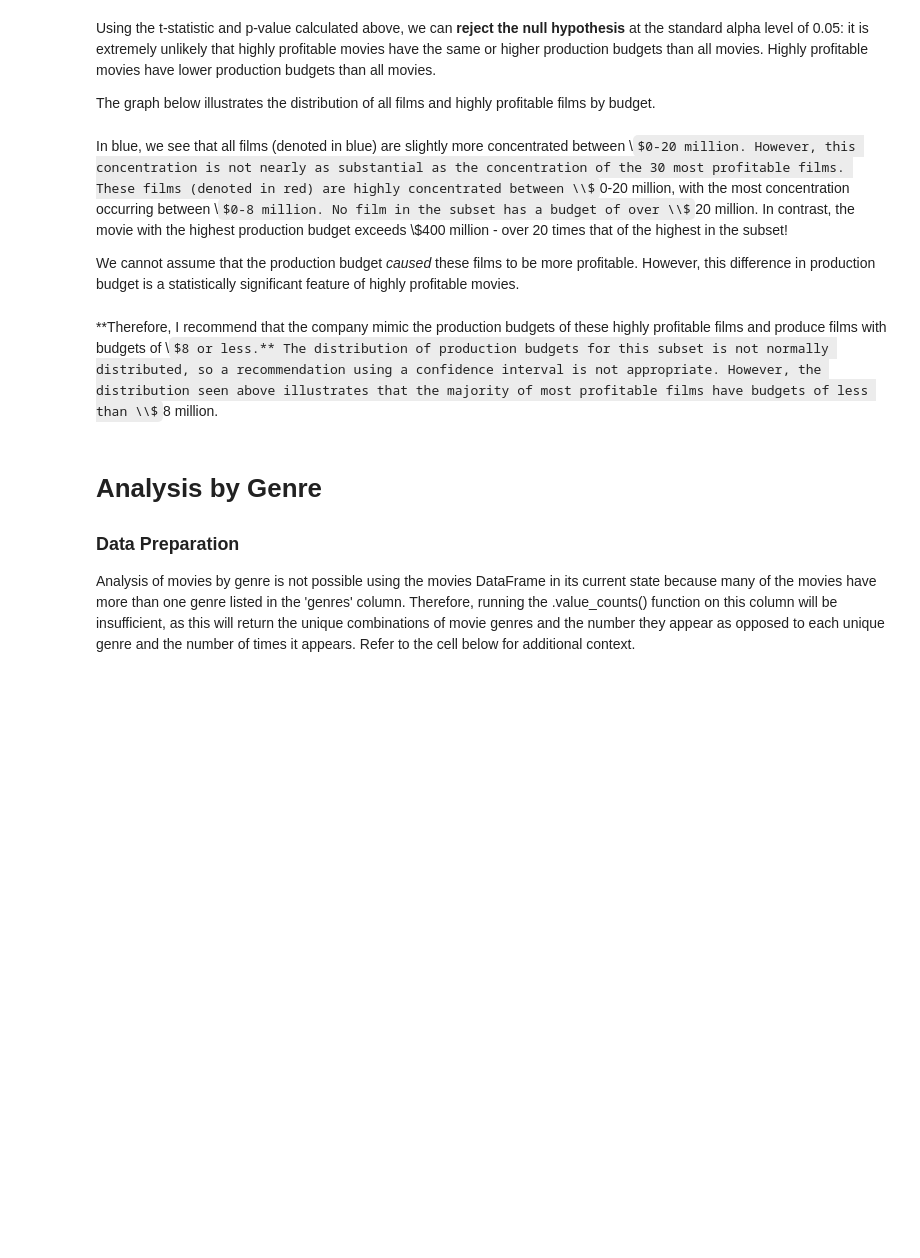
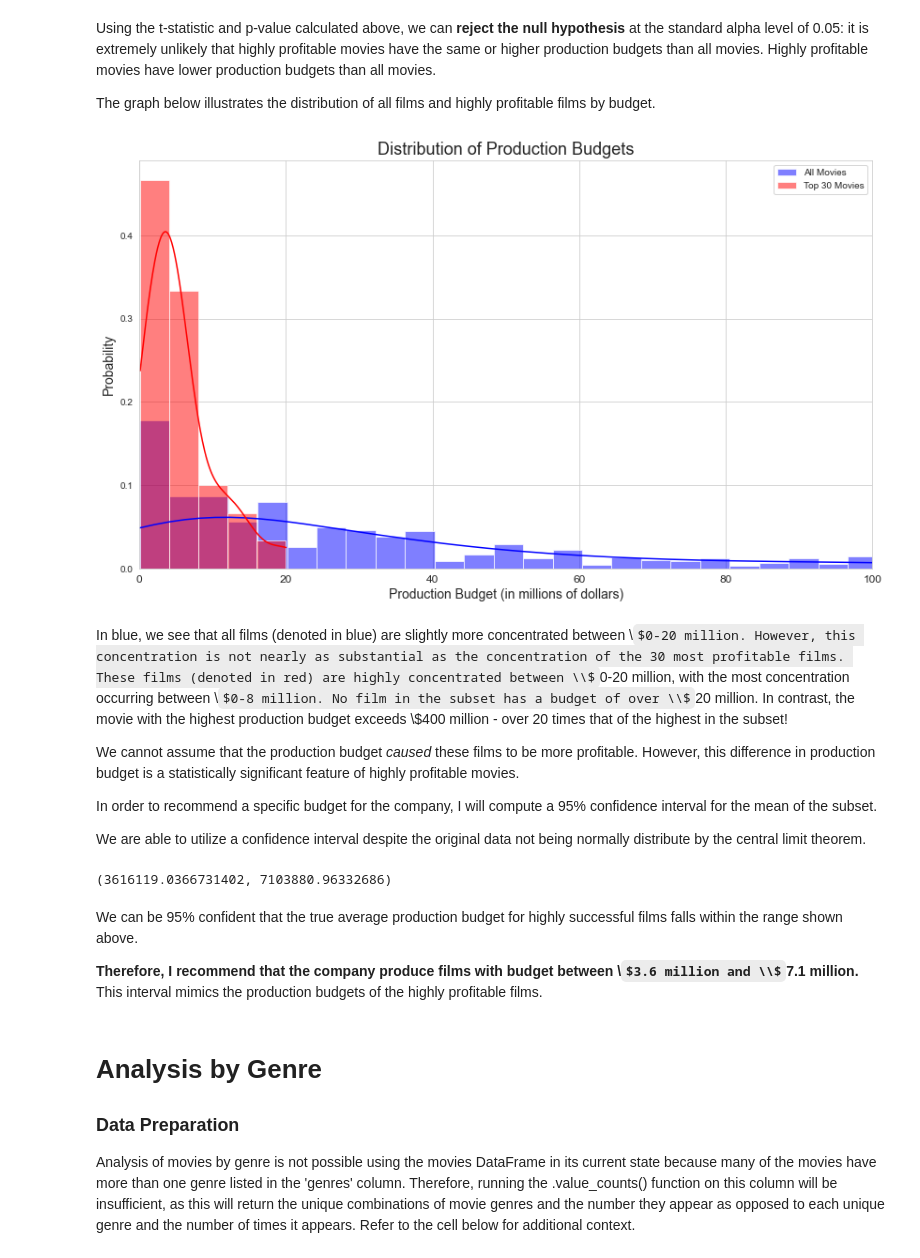
Before and after one commit to ccsurratt/highly_profitable_film_analysis, a Jupyter notebook: notebook.ipynb, the cells around one changed output. Cells and saved outputs as stored; diff of their text form; code cells hidden in the pictures; some formulas as TeX source; blank space fills up the shorter version.

```diff
--- a/notebook.ipynb
+++ b/notebook.ipynb
@@ -262,36 +351,54 @@ The graph below illustrates the distribution of all films and highly profitable
 # %%
 sns.set_style("whitegrid")
 
-fig, ax = plt.subplots(figsize=(14,6))
+fig, ax = plt.subplots(figsize=(14,8))
 
 # created a histogram (with the kde plot) for all movies in blue
 sns.histplot(movies['production_budget'], kde=True, bins=102, \
              stat='probability', alpha=0.5, ax=ax, color='blue', label ="All Movies")
 
 # created a histogram (with the kde plot) for the top 30 movies in red
 sns.histplot(subset['production_budget'], kde=True, bins=5, \
              stat='probability', alpha=0.5, ax=ax, color='red', label="Top 30 Movies")
 
 # limited x-axis to make visualization more readable
 plt.xlim(-10, 100000000)
 
 # adjusted x-axis ticks/labels to avoid scientific notation
 plt.xticks(ticks=[0, 20000000, 40000000, 60000000, 80000000, 100000000],
            labels=[0, 20, 40, 60, 80, 100],
           fontsize=12)
 
 # set titles and labels
 plt.title("Distribution of Production Budgets", fontsize=18)
 plt.xlabel("Production Budget (in millions of dollars)", fontsize=14)
 plt.ylabel("Probability", fontsize=14)
 
 plt.legend();
+# %% [output]
+[figure, added]
 # %% [markdown]
 In blue, we see that all films (denoted in blue) are slightly more concentrated between \\$0-20 million. However, this concentration is not nearly as substantial as the concentration of the 30 most profitable films. These films (denoted in red) are highly concentrated between \\$0-20 million, with the most concentration occurring between \\$0-8 million. No film in the subset has a budget of over \\$20 million. In contrast, the movie with the highest production budget exceeds \\$400 million - over 20 times that of the highest in the subset!
 
 We cannot assume that the production budget *caused* these films to be more profitable. However, this difference in production budget is a statistically significant feature of highly profitable movies.
+
+In order to recommend a specific budget for the company, I will compute a 95\% confidence interval for the mean of the subset.
+
+We are able to utilize a confidence interval despite the original data not being normally distribute by the central limit theorem.
-# %% [markdown]
-**Therefore, I recommend that the company mimic the production budgets of these highly profitable films and produce films with budgets of \\$8 or less.** The distribution of production budgets for this subset is not normally distributed, so a recommendation using a confidence interval is not appropriate. However, the distribution seen above illustrates that the majority of most profitable films have budgets of less than \\$8 million.
+# %%
+from scipy.stats import t
+
+mean = subset.production_budget.mean()
+std = np.std(subset.production_budget, ddof=1)
+error = std/(np.sqrt(30))
+
+stats.t.interval(0.95, 29, mean, error)
+# %% [output]
+(3616119.0366731402, 7103880.96332686)
+# %% [markdown]
+We can be 95\% confident that the true average production budget for highly successful films falls within the range shown above.
+
+**Therefore, I recommend that the company produce films with budget between \\$3.6 million and \\$7.1 million.** This interval mimics the production budgets of the highly profitable films.
 # %% [markdown]
 # Analysis by Genre
 
```
Also changed, not shown: parts of 42 cells of this notebook.
